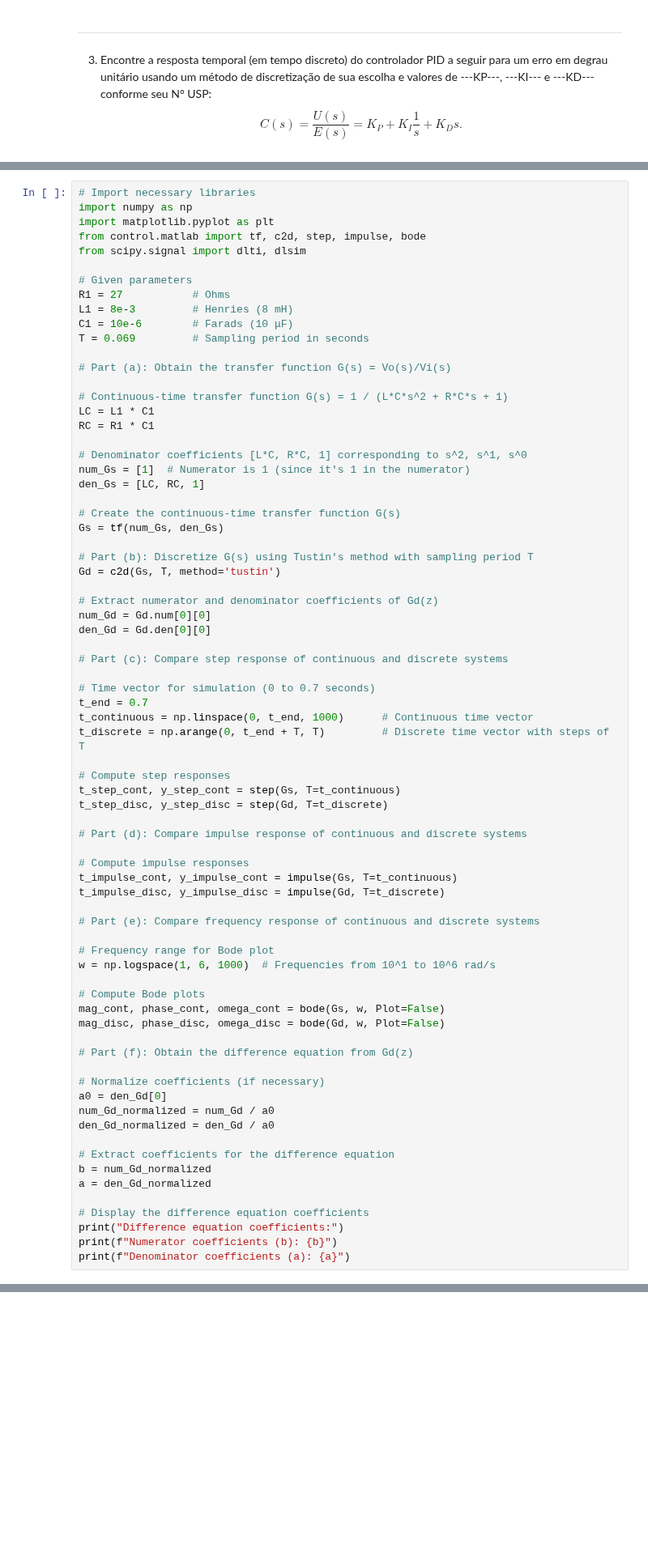
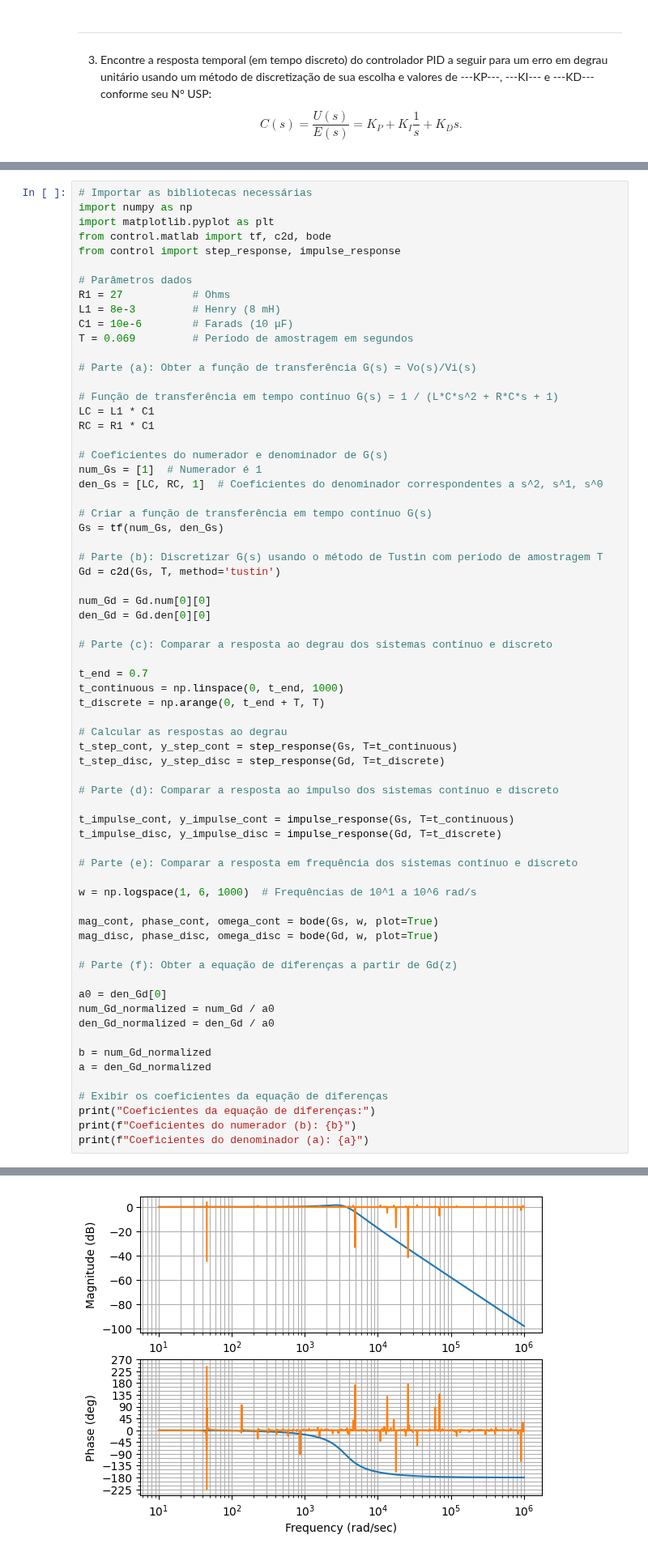
Before and after one commit to SKaiquelima/advanced-control, a Jupyter notebook: DigitalCtrl/PLab/PLab_11800910.ipynb, the cells around one changed output, grey strips where cells are left out. Shown at 81% size. Drawn from its saved outputs; the diff is of its cells as text; blank space fills up the shorter version.

```diff
--- a/DigitalCtrl/PLab/PLab_11800910.ipynb
+++ b/DigitalCtrl/PLab/PLab_11800910.ipynb
@@ -274,77 +279,70 @@ plt.show()
 
 (f) Usando a FT discretizada $$G_d(z)$$ obtenha a respectiva equação às diferenças.
 # %%
-# Import necessary libraries
+# Importar as bibliotecas necessárias
 import numpy as np
 import matplotlib.pyplot as plt
-from control.matlab import tf, c2d, step, impulse, bode
-from scipy.signal import dlti, dlsim
+from control.matlab import tf, c2d, bode
+from control import step_response, impulse_response
 
-# Given parameters
+# Parâmetros dados
 R1 = 27           # Ohms
-L1 = 8e-3         # Henries (8 mH)
+L1 = 8e-3         # Henry (8 mH)
 C1 = 10e-6        # Farads (10 μF)
-T = 0.069         # Sampling period in seconds
+T = 0.069         # Período de amostragem em segundos
 
-# Part (a): Obtain the transfer function G(s) = Vo(s)/Vi(s)
+# Parte (a): Obter a função de transferência G(s) = Vo(s)/Vi(s)
 
-# Continuous-time transfer function G(s) = 1 / (L*C*s^2 + R*C*s + 1)
+# Função de transferência em tempo contínuo G(s) = 1 / (L*C*s^2 + R*C*s + 1)
 LC = L1 * C1
 RC = R1 * C1
 
-# Denominator coefficients [L*C, R*C, 1] corresponding to s^2, s^1, s^0
-num_Gs = [1]  # Numerator is 1 (since it's 1 in the numerator)
-den_Gs = [LC, RC, 1]
+# Coeficientes do numerador e denominador de G(s)
+num_Gs = [1]  # Numerador é 1
+den_Gs = [LC, RC, 1]  # Coeficientes do denominador correspondentes a s^2, s^1, s^0
 
-# Create the continuous-time transfer function G(s)
+# Criar a função de transferência em tempo contínuo G(s)
 Gs = tf(num_Gs, den_Gs)
 
-# Part (b): Discretize G(s) using Tustin's method with sampling period T
+# Parte (b): Discretizar G(s) usando o método de Tustin com período de amostragem T
 Gd = c2d(Gs, T, method='tustin')
 
-# Extract numerator and denominator coefficients of Gd(z)
 num_Gd = Gd.num[0][0]
 den_Gd = Gd.den[0][0]
 
-# Part (c): Compare step response of continuous and discrete systems
+# Parte (c): Comparar a resposta ao degrau dos sistemas contínuo e discreto
 
-# Time vector for simulation (0 to 0.7 seconds)
 t_end = 0.7
-t_continuous = np.linspace(0, t_end, 1000)      # Continuous time vector
-t_discrete = np.arange(0, t_end + T, T)         # Discrete time vector with steps of T
+t_continuous = np.linspace(0, t_end, 1000)
+t_discrete = np.arange(0, t_end + T, T)
 
-# Compute step responses
-t_step_cont, y_step_cont = step(Gs, T=t_continuous)
-t_step_disc, y_step_disc = step(Gd, T=t_discrete)
+# Calcular as respostas ao degrau
+t_step_cont, y_step_cont = step_response(Gs, T=t_continuous)
+t_step_disc, y_step_disc = step_response(Gd, T=t_discrete)
 
-# Part (d): Compare impulse response of continuous and discrete systems
+# Parte (d): Comparar a resposta ao impulso dos sistemas contínuo e discreto
 
-# Compute impulse responses
-t_impulse_cont, y_impulse_cont = impulse(Gs, T=t_continuous)
-t_impulse_disc, y_impulse_disc = impulse(Gd, T=t_discrete)
+t_impulse_cont, y_impulse_cont = impulse_response(Gs, T=t_continuous)
+t_impulse_disc, y_impulse_disc = impulse_response(Gd, T=t_discrete)
 
-# Part (e): Compare frequency response of continuous and discrete systems
+# Parte (e): Comparar a resposta em frequência dos sistemas contínuo e discreto
 
-# Frequency range for Bode plot
-w = np.logspace(1, 6, 1000)  # Frequencies from 10^1 to 10^6 rad/s
+w = np.logspace(1, 6, 1000)  # Frequências de 10^1 a 10^6 rad/s
 
-# Compute Bode plots
-mag_cont, phase_cont, omega_cont = bode(Gs, w, Plot=False)
-mag_disc, phase_disc, omega_disc = bode(Gd, w, Plot=False)
+mag_cont, phase_cont, omega_cont = bode(Gs, w, plot=True)
+mag_disc, phase_disc, omega_disc = bode(Gd, w, plot=True)
 
-# Part (f): Obtain the difference equation from Gd(z)
+# Parte (f): Obter a equação de diferenças a partir de Gd(z)
 
-# Normalize coefficients (if necessary)
 a0 = den_Gd[0]
 num_Gd_normalized = num_Gd / a0
 den_Gd_normalized = den_Gd / a0
 
-# Extract coefficients for the difference equation
 b = num_Gd_normalized
 a = den_Gd_normalized
 
-# Display the difference equation coefficients
-print("Difference equation coefficients:")
-print(f"Numerator coefficients (b): {b}")
-print(f"Denominator coefficients (a): {a}")
+# Exibir os coeficientes da equação de diferenças
+print("Coeficientes da equação de diferenças:")
+print(f"Coeficientes do numerador (b): {b}")
+print(f"Coeficientes do denominador (a): {a}")
 # %% [output]
@@ -354 +352,2 @@ Denominator coefficients (a): [1.         1.98420366 0.98447041]
+[figure, added]
 # %%
```
Also changed, not shown: parts of 10 cells of this notebook.
